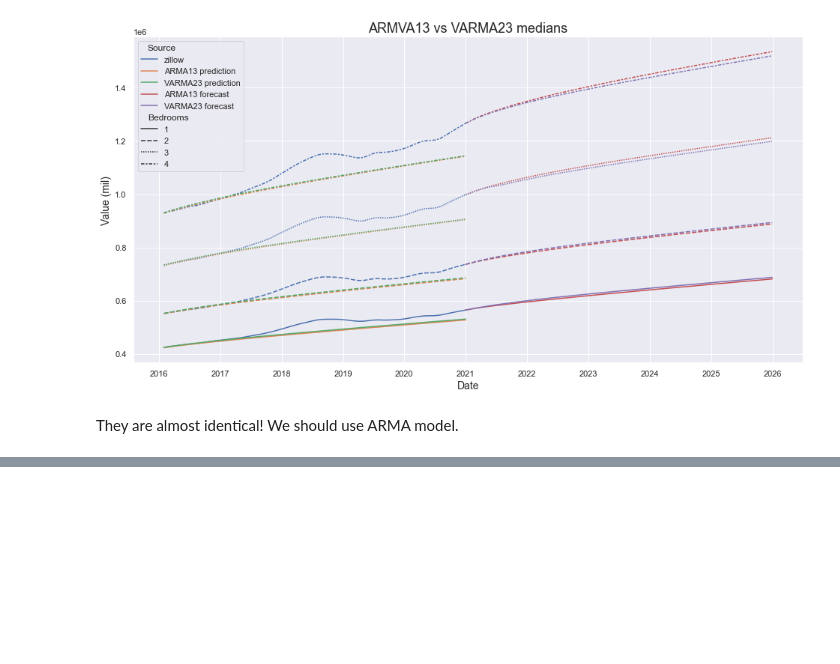
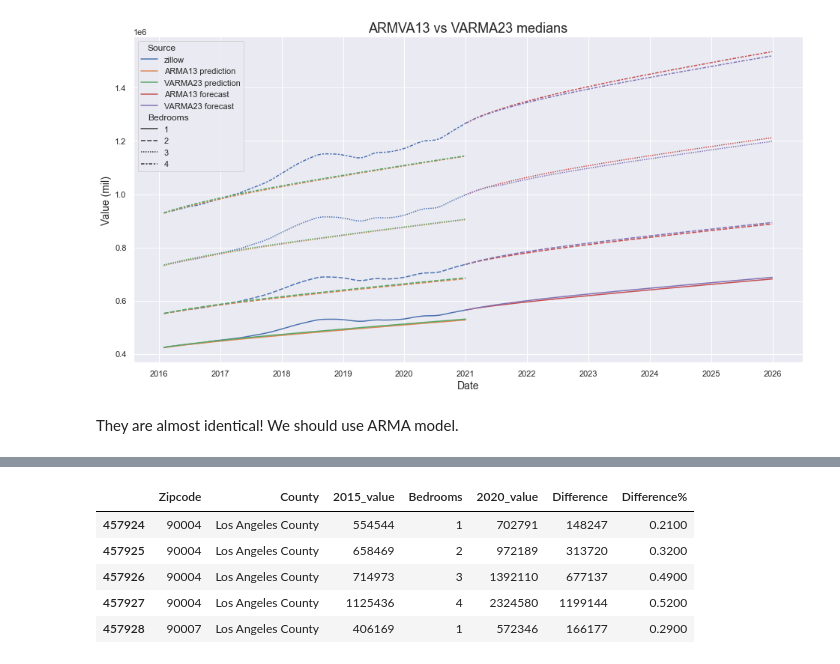
Before and after one commit to tc18fwd/SpringBoard, a Jupyter notebook: Capstone Three/Capstone 3 Model comparison.ipynb, the cells around one changed output, grey strips where cells are left out. Cells and saved outputs as stored; diff of their text form; code cells hidden in the pictures; blank space fills up the shorter version.

```diff
--- a/Capstone Three/Capstone 3 Model comparison.ipynb
+++ b/Capstone Three/Capstone 3 Model comparison.ipynb
@@ -327,0 +356,2 @@ They are almost identical! We should use ARMA model.
+# %%
+zillow_df['Date'] = zillow_df['Date'].astype('str')
@@ -327,0 +361,16 @@ They are almost identical! We should use ARMA model.
+# %%
+zillow_diff = zillow15.copy()
+zillow_diff.rename(columns={"Value": "2015_value"}, inplace=True)
+zillow_diff['2020_value'] = list(zillow20.Value)
+zillow_diff.rename(columns={"Value": "2020_value"}, inplace=True)
+zillow_diff['Difference'] = zillow_diff['2020_value'] - zillow_diff['2015_value']
+zillow_diff['Difference%'] = np.round_(zillow_diff['Difference']/zillow_diff['2020_value'],2)
+zillow_diff.drop(columns=['Date','Source'], inplace=True)
+zillow_diff.head()
+# %% [output]
+|  | Zipcode | County | 2015_value | Bedrooms | 2020_value | Difference | Difference% |
+| 457924 | 90004 | Los Angeles County | 554544 | 1 | 702791 | 148247 | 0.2100 |
+| 457925 | 90004 | Los Angeles County | 658469 | 2 | 972189 | 313720 | 0.3200 |
+| 457926 | 90004 | Los Angeles County | 714973 | 3 | 1392110 | 677137 | 0.4900 |
+| 457927 | 90004 | Los Angeles County | 1125436 | 4 | 2324580 | 1199144 | 0.5200 |
+| 457928 | 90007 | Los Angeles County | 406169 | 1 | 572346 | 166177 | 0.2900 |
```
Also changed, not shown: parts of 21 cells of this notebook, 18 other files.
